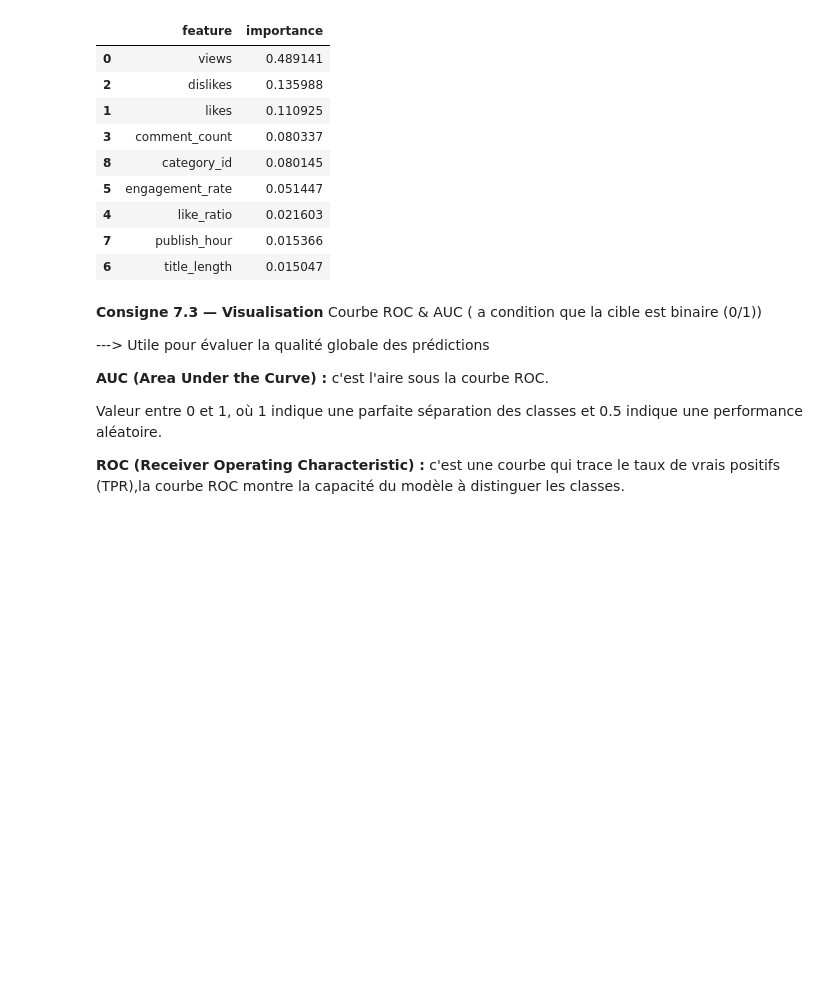
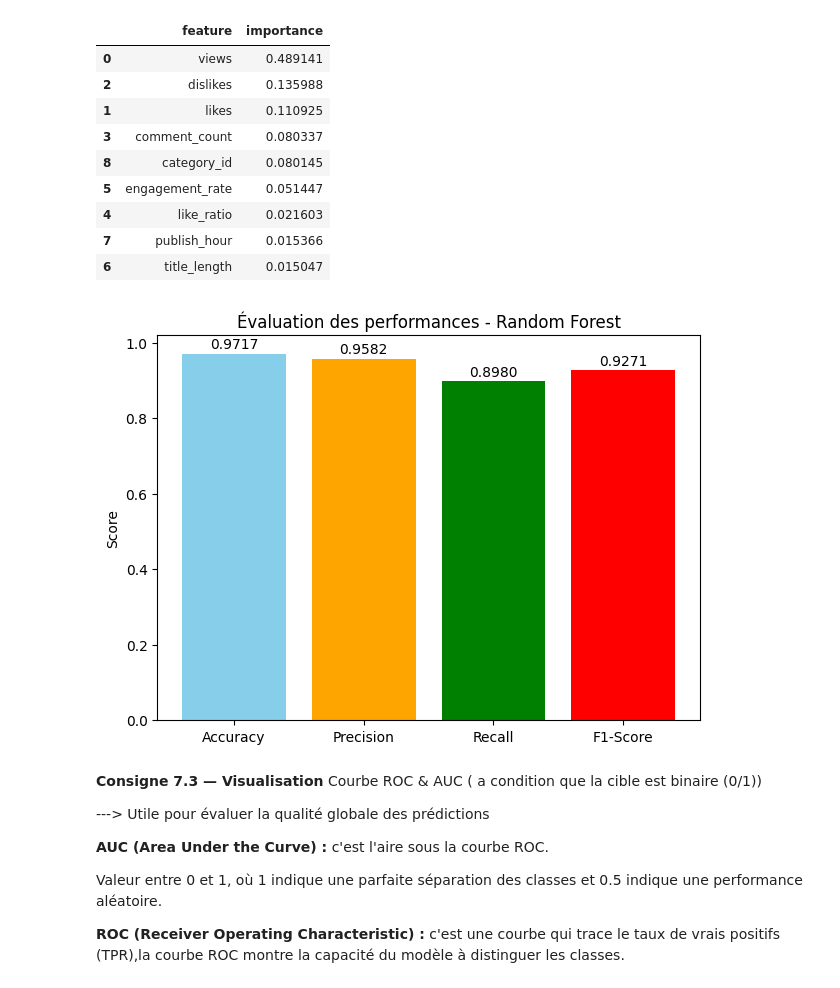
Before and after one commit to Fadila04/classification-IA, a Jupyter notebook: projet-ml-youtube-trending-68b010e7b5bc2532236423.ipynb, the cells around one changed output. Saved outputs shown, nothing was run; the diff lists cells and outputs as text; code cells hidden in the pictures; blank space fills up the shorter version.

```diff
--- a/projet-ml-youtube-trending-68b010e7b5bc2532236423.ipynb
+++ b/projet-ml-youtube-trending-68b010e7b5bc2532236423.ipynb
@@ -461,6 +480,32 @@ Top 10 variables importantes:
 | 4 | like_ratio | 0.021603 |
 | 7 | publish_hour | 0.015366 |
 | 6 | title_length | 0.015047 |
+# %%
+#
+import matplotlib.pyplot as plt
+
+# Dictionnaire des métriques Random Forest
+metrics_rf = {
+    "Accuracy": 0.9717,
+    "Precision": 0.9582,
+    "Recall": 0.8980,
+    "F1-Score": 0.9271
+}
+
+# Tracé du graphique
+plt.figure(figsize=(7,5))
+bars = plt.bar(metrics_rf.keys(), metrics_rf.values(), color=['skyblue', 'orange', 'green', 'red'])
+plt.title("Évaluation des performances - Random Forest")
+plt.ylabel("Score")
+
+# Ajouter les valeurs au-dessus de chaque barre
+for bar in bars:
+    yval = bar.get_height()
+    plt.text(bar.get_x() + bar.get_width()/2, yval + 0.005, f"{yval:.4f}", ha='center', va='bottom')
+
+plt.show()
+# %% [output]
+[figure, added]
 # %% [markdown]
 **Consigne 7.3 — Visualisation**
 Courbe ROC & AUC ( a condition que la cible est binaire (0/1))
```
Also changed, not shown: parts of 7 cells of this notebook.
